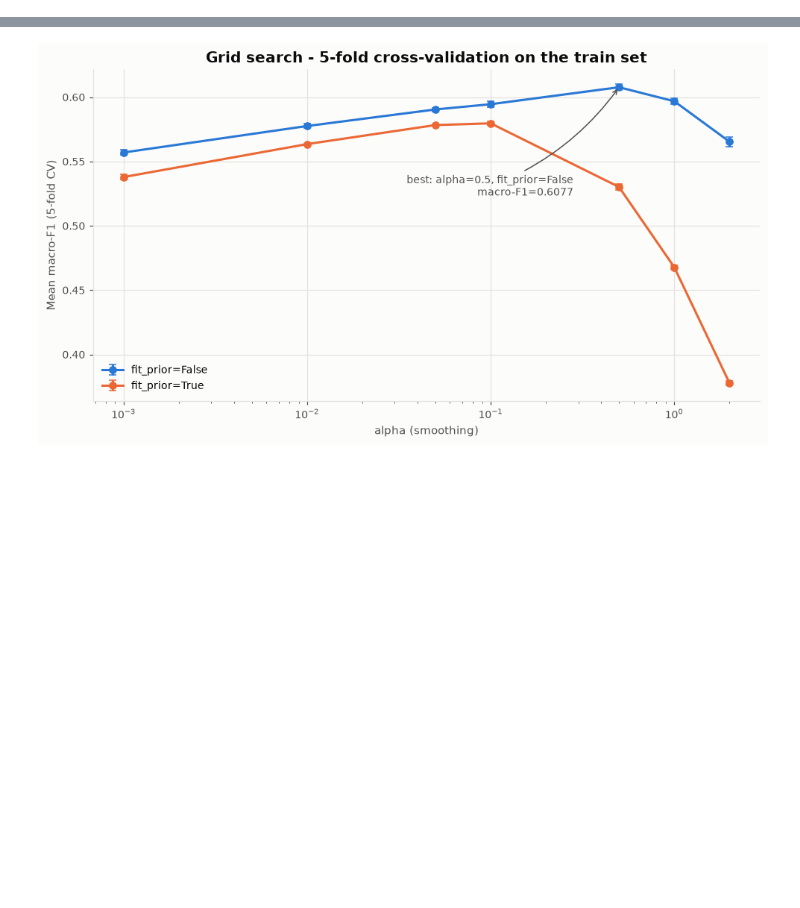
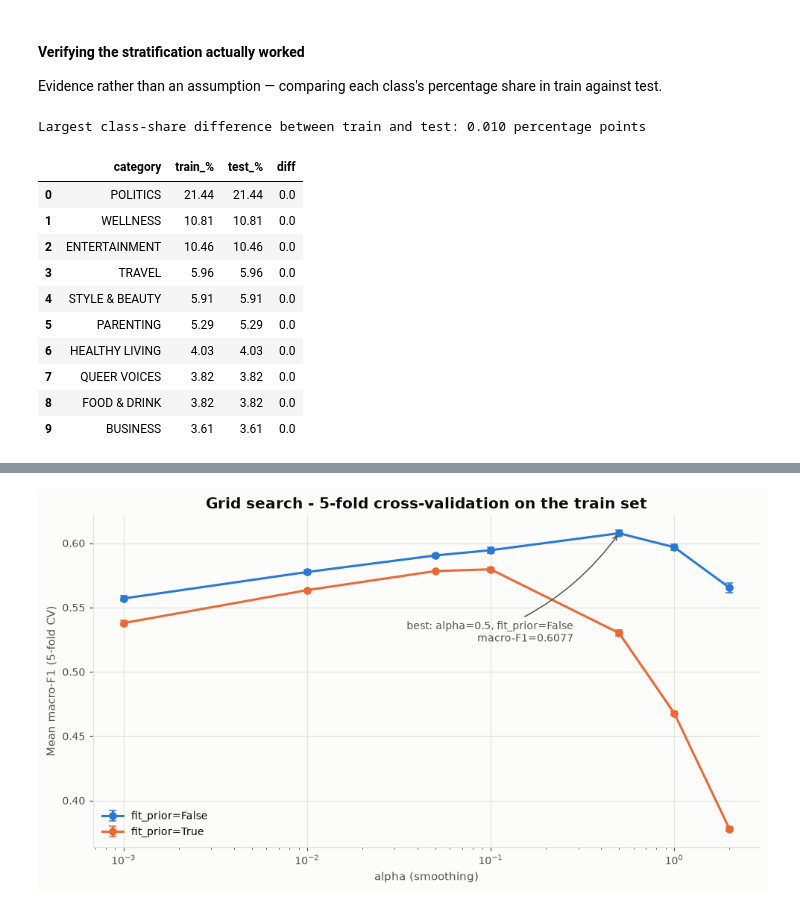
Before and after one commit to ZoeyA11/news-category-classifier, a Jupyter notebook: analysis.ipynb, the cells around one changed output, grey strips where cells are left out. Cells and saved outputs as stored; diff of their text form; code cells hidden in the pictures; blank space fills up the shorter version.

```diff
--- a/analysis.ipynb
+++ b/analysis.ipynb
@@ -151,0 +238,21 @@ train_df, test_df = split_train_test(df)
+# %% [markdown]
+#### Verifying the stratification actually worked
+
+Evidence rather than an assumption — comparing each class's percentage share
+in train against test.
+# %%
+strat = verify_stratification(train_df, test_df)
+display(strat.head(10))
+# %% [output]
+Largest class-share difference between train and test: 0.010 percentage points
+|  | category | train_% | test_% | diff |
+| 0 | POLITICS | 21.44 | 21.44 | 0.0 |
+| 1 | WELLNESS | 10.81 | 10.81 | 0.0 |
+| 2 | ENTERTAINMENT | 10.46 | 10.46 | 0.0 |
+| 3 | TRAVEL | 5.96 | 5.96 | 0.0 |
+| 4 | STYLE & BEAUTY | 5.91 | 5.91 | 0.0 |
+| 5 | PARENTING | 5.29 | 5.29 | 0.0 |
+| 6 | HEALTHY LIVING | 4.03 | 4.03 | 0.0 |
+| 7 | QUEER VOICES | 3.82 | 3.82 | 0.0 |
+| 8 | FOOD & DRINK | 3.82 | 3.82 | 0.0 |
+| 9 | BUSINESS | 3.61 | 3.61 | 0.0 |
```
Also changed, not shown: parts of 82 cells of this notebook.
